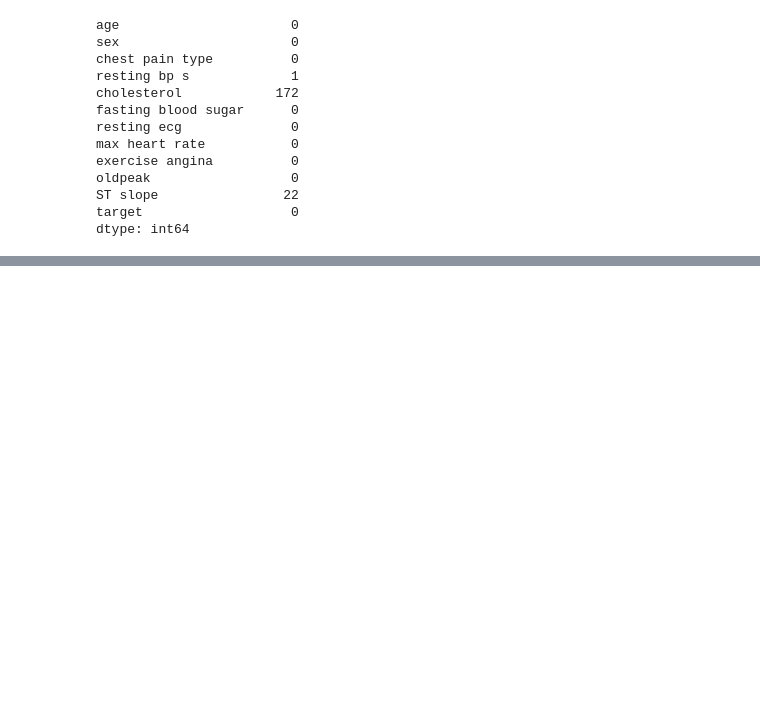
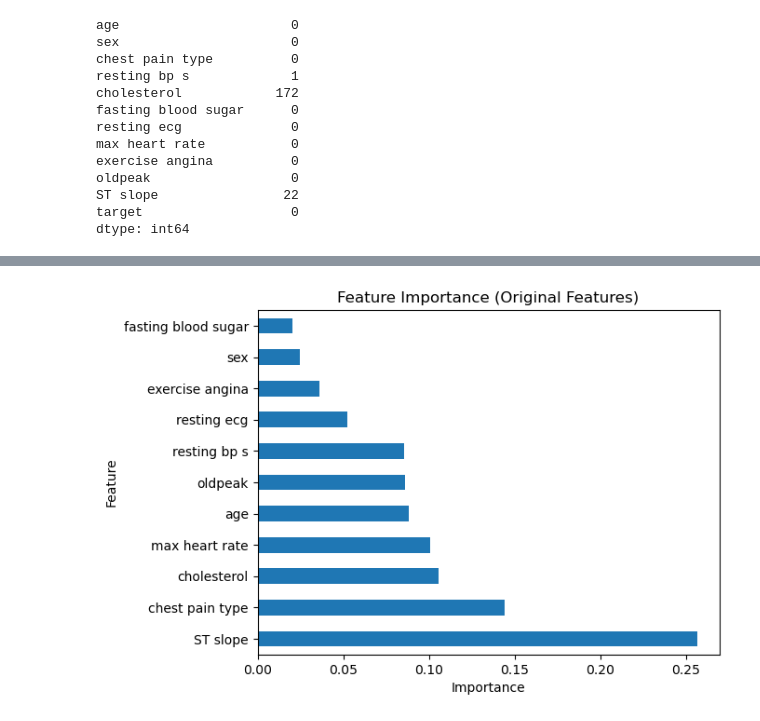
Before and after one commit to pithecuse527/YU_ITEC6240_Final, a Jupyter notebook: mashineL_random_forest.ipynb, the cells around one changed output, grey strips where cells are left out. Cells and saved outputs as stored; diff of their text form; code cells hidden in the pictures; blank space fills up the shorter version.

```diff
--- a/mashineL_random_forest.ipynb
+++ b/mashineL_random_forest.ipynb
@@ -57,8 +61,6 @@ df['cholesterol'] = df.groupby('target')['cholesterol'].transform( lambda x: x.f
 bp_index = df[df['resting bp s'].isna()].index
 
 df.drop(bp_index, inplace=True)
-# %%
-df["ST slope"] = df["ST slope"].fillna(df["ST slope"].mode()[0])
 # %%
 df.isna().sum()
 # %% [output]
@@ -92,7 +123,10 @@ param_grid = {
     "rf__class_weight": [None, "balanced"]
 }
 # %%
-pipeline = Pipeline([ ("rf", RandomForestClassifier(random_state=42)) ])
+pipeline = Pipeline([
+    ("preprocess", preprocess),
+    ("rf", RandomForestClassifier(random_state=42))
+])
 
 grid_search = GridSearchCV(
     estimator=pipeline,
@@ -202,0 +203,24 @@ plt.show()
+# %%
+feature_names = best_model.named_steps["preprocess"].get_feature_names_out()
+rf_model = best_model.named_steps["rf"]
+importances = rf_model.feature_importances_
+
+imp_df = pd.DataFrame({
+    "feature_transformed": feature_names,
+    "importance": importances
+})
+
+imp_df["feature_raw"] = (
+    imp_df["feature_transformed"]
+    .str.split("__").str[-1]       # حذف prefix
+    .str.split("_").str[0]         # حذف one-hot suffix
+)
+
+raw_importance = (
+    imp_df.groupby("feature_raw")["importance"]
+    .sum()
+    .sort_values(ascending=False)
+    .reset_index()
+)
+
+print(raw_importance)
@@ -202,0 +240,16 @@ plt.show()
+# %%
+import matplotlib.pyplot as plt
+
+raw_importance.plot(
+    x="feature_raw",
+    y="importance",
+    kind="barh",
+    legend=False
+)
+
+plt.title("Feature Importance (Original Features)")
+plt.xlabel("Importance")
+plt.ylabel("Feature")
+plt.show()
+# %% [output]
+[figure, added]
```
Also changed, not shown: parts of 12 cells of this notebook.
